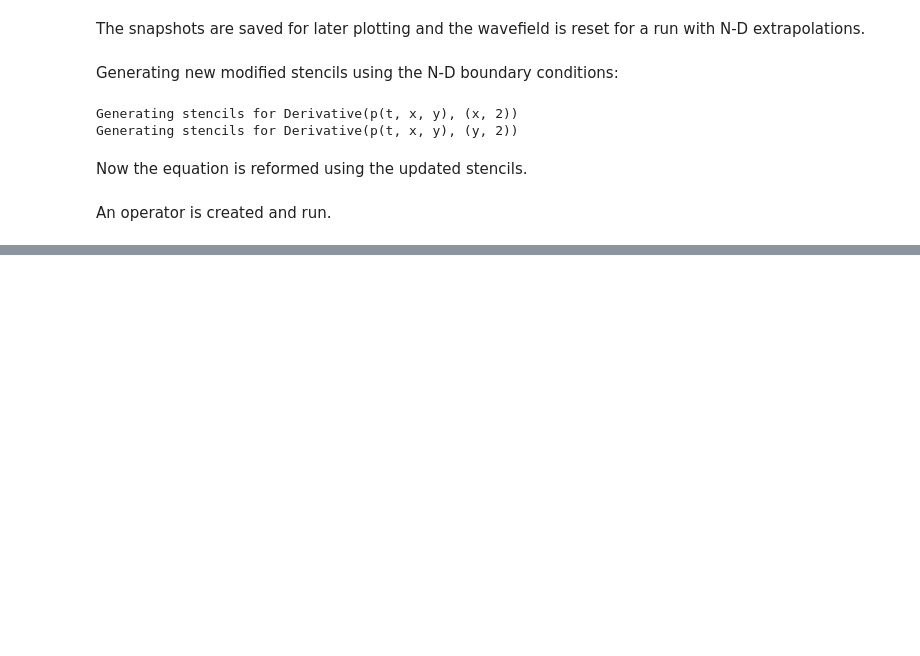
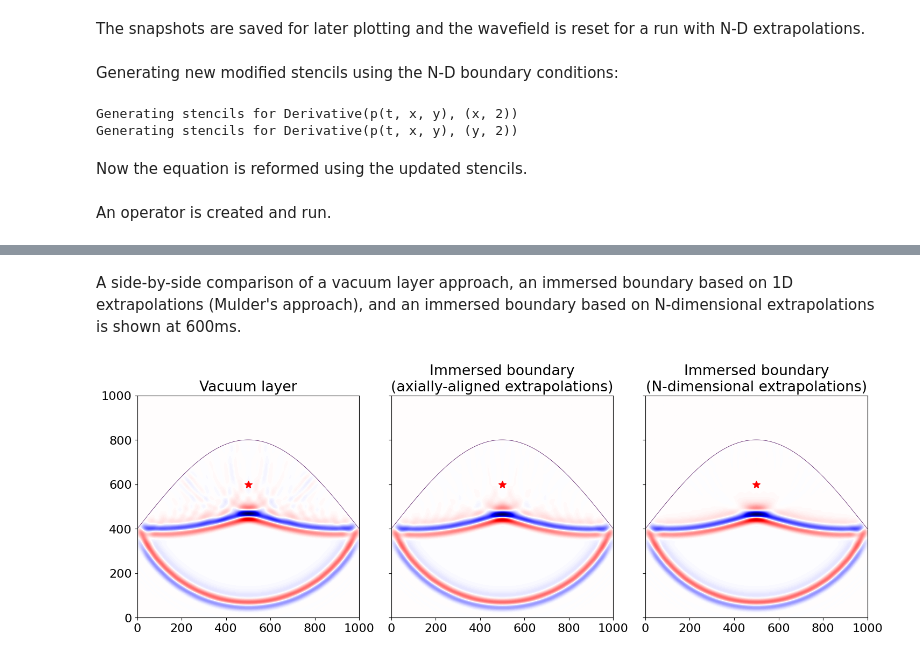
Before and after one commit to devitocodes/schism, a Jupyter notebook: examples/7_1D_vs_ND_comparison.ipynb, the cells around one changed output, grey strips where cells are left out. Cells and saved outputs as stored; diff of their text form; code cells hidden in the pictures; blank space fills up the shorter version.

Commit message:
examples: Update 1D vs ND comparison to better showcase the advantages of the method implemented

```diff
--- a/examples/7_1D_vs_ND_comparison.ipynb
+++ b/examples/7_1D_vs_ND_comparison.ipynb
@@ -150,7 +150,7 @@ PerformanceSummary([(PerfKey(name='section0', rank=None),
 The snapshots are saved for later plotting and the wavefield is reset for a run with N-D extrapolations.
 # %%
 # Save the data for later
-old_wavefield = psave.data.copy()
+wavefield_1d = psave.data.copy()
 
 p.data[:] = 0
 # %% [markdown]
@@ -220,0 +181,5 @@ assert np.isclose(np.linalg.norm(psave.data), 172.6285)
+# %%
+# Save the data for later
+wavefield_nd = psave.data.copy()
+
+p.data[:] = 0
@@ -220,0 +201,28 @@ assert np.isclose(np.linalg.norm(psave.data), 172.6285)
+# %% [markdown]
+A side-by-side comparison of a vacuum layer approach, an immersed boundary based on 1D extrapolations (Mulder's approach), and an immersed boundary based on N-dimensional extrapolations is shown at 600ms.
+# %%
+extent = (0, 1000, 0, 1000)
+vmax_v = np.amax(np.abs(psave.data[6]))
+vmax_1 = np.amax(np.abs(wavefield_1d[6]))
+vmax_n = np.amax(np.abs(wavefield_nd[6]))
+
+fig, ax = plt.subplots(1, 3, figsize=(15, 10), tight_layout=True, sharey=True)
+ax[0].imshow(psave.data[6].T, origin='lower', extent=extent, cmap='seismic', vmax=vmax_v, vmin=-vmax_v)
+ax[0].title.set_text("Vacuum layer")
+ax[1].imshow(wavefield_1d[6].T, origin='lower', extent=extent, cmap='seismic', vmax=vmax_1, vmin=-vmax_1)
+ax[1].title.set_text("Immersed boundary\n(axially-aligned extrapolations)")
+ax[2].imshow(wavefield_nd[6].T, origin='lower', extent=extent, cmap='seismic', vmax=vmax_n, vmin=-vmax_n)
+ax[2].title.set_text("Immersed boundary\n(N-dimensional extrapolations)")
+
+for i in range(3):
+    # Plot the surface
+    ax[i].contour(np.linspace(0, grid.extent[0], grid.shape[0]),
+                  np.linspace(0, grid.extent[1], grid.shape[1]), sdf.data.T, [0],
+                  antialiased=True, linewidths=0.5)
+    # Plot the source
+    ax[i].plot(500, 600, 'r*', markersize=10)
+
+plt.savefig("1d_nd_comparison")
+plt.show()
+# %% [output]
+[figure, added]
```
Also changed, not shown: parts of 8 cells of this notebook.
